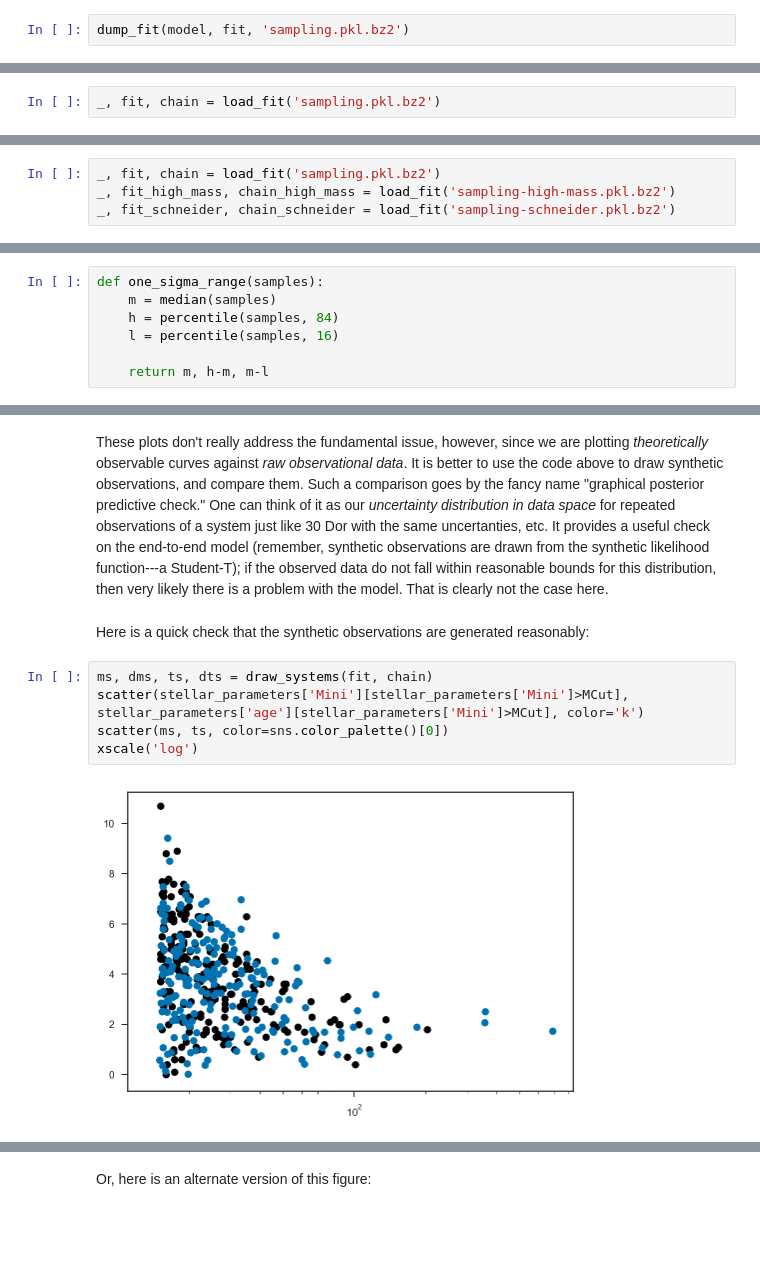
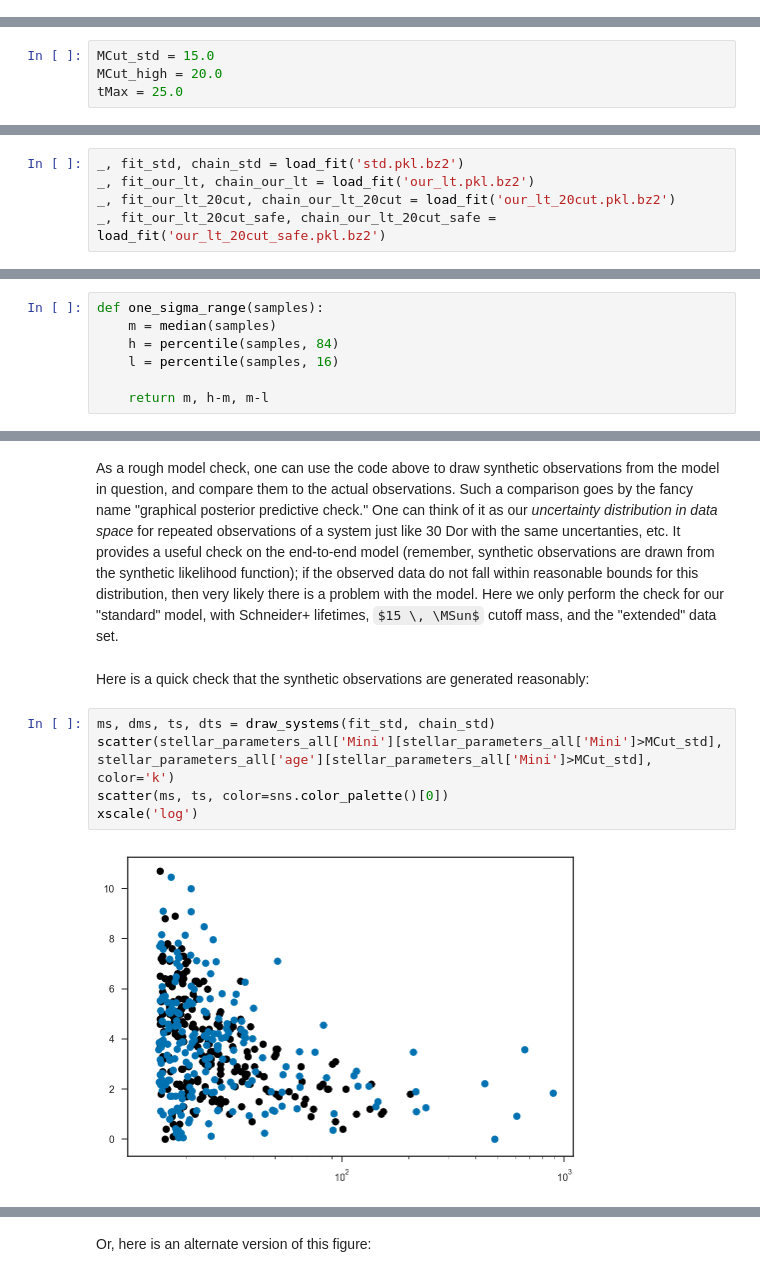
Before and after one commit to farr/30DorIMF, a Jupyter notebook: IMF.ipynb, the cells around one changed output, grey strips where cells are left out. Cells and saved outputs as stored; diff of their text form; some formulas as TeX source; blank space fills up the shorter version.

```diff
--- a/IMF.ipynb
+++ b/IMF.ipynb
@@ -337,2 +282,0 @@ chain = fit.extract(permuted=True)
-# %%
-dump_fit(model, fit, 'sampling.pkl.bz2')
@@ -342,2 +282,0 @@ When unpickling the StanModel must be unpickled first.
-# %%
-_, fit, chain = load_fit('sampling.pkl.bz2')
@@ -432,0 +285,4 @@ _, fit_schneider, chain_schneider = load_fit('sampling-schneider.pkl.bz2')
+# %%
+MCut_std = 15.0
+MCut_high = 20.0
+tMax = 25.0
@@ -584,6 +639,7 @@ def empirical_dNdt(ts, tmax=25.0):
 # %% [markdown]
 Execute the cell below to re-load the fits.  If you want to be sure that the model code matches, you can change the `_` to `model` to re-load the model as well, but it is probably safer to re-run the cell above where the model is compiled.
 # %%
-_, fit, chain = load_fit('sampling.pkl.bz2')
-_, fit_high_mass, chain_high_mass = load_fit('sampling-high-mass.pkl.bz2')
-_, fit_schneider, chain_schneider = load_fit('sampling-schneider.pkl.bz2')
+_, fit_std, chain_std = load_fit('std.pkl.bz2')
+_, fit_our_lt, chain_our_lt = load_fit('our_lt.pkl.bz2')
+_, fit_our_lt_20cut, chain_our_lt_20cut = load_fit('our_lt_20cut.pkl.bz2')
+_, fit_our_lt_20cut_safe, chain_our_lt_20cut_safe = load_fit('our_lt_20cut_safe.pkl.bz2')
@@ -666,12 +679,12 @@ Found alpha = 2.05 + 0.14 - 0.13 (Schneider lifetime fit)
 # %% [markdown]
-These plots don't really address the fundamental issue, however, since we are plotting *theoretically* observable curves against *raw observational data*.  It is better to use the code above to draw synthetic observations, and compare them.  Such a comparison goes by the fancy name "graphical posterior predictive check."  One can think of it as our *uncertainty distribution in data space* for repeated observations of a system just like 30 Dor with the same uncertanties, etc.  It provides a useful check on the end-to-end model (remember, synthetic observations are drawn from the synthetic likelihood function---a Student-T); if the observed data do not fall within reasonable bounds for this distribution, then very likely there is a problem with the model.  That is clearly not the case here.
+As a rough model check, one can use the code above to draw synthetic observations from the model in question, and compare them to the actual observations.  Such a comparison goes by the fancy name "graphical posterior predictive check."  One can think of it as our *uncertainty distribution in data space* for repeated observations of a system just like 30 Dor with the same uncertanties, etc.  It provides a useful check on the end-to-end model (remember, synthetic observations are drawn from the synthetic likelihood function); if the observed data do not fall within reasonable bounds for this distribution, then very likely there is a problem with the model.  Here we only perform the check for our "standard" model, with Schneider+ lifetimes, $15 \, \MSun$ cutoff mass, and the "extended" data set.
 # %% [markdown]
 Here is a quick check that the synthetic observations are generated reasonably:
 # %%
-ms, dms, ts, dts = draw_systems(fit, chain)
-scatter(stellar_parameters['Mini'][stellar_parameters['Mini']>MCut], stellar_parameters['age'][stellar_parameters['Mini']>MCut], color='k')
+ms, dms, ts, dts = draw_systems(fit_std, chain_std)
+scatter(stellar_parameters_all['Mini'][stellar_parameters_all['Mini']>MCut_std], stellar_parameters_all['age'][stellar_parameters_all['Mini']>MCut_std], color='k')
 scatter(ms, ts, color=sns.color_palette()[0])
 xscale('log')
 # %% [output]
-[figure, old version]
+[figure, new version]
 # %% [markdown]
```
Also changed, not shown: parts of 107 cells of this notebook, 17 other files.
